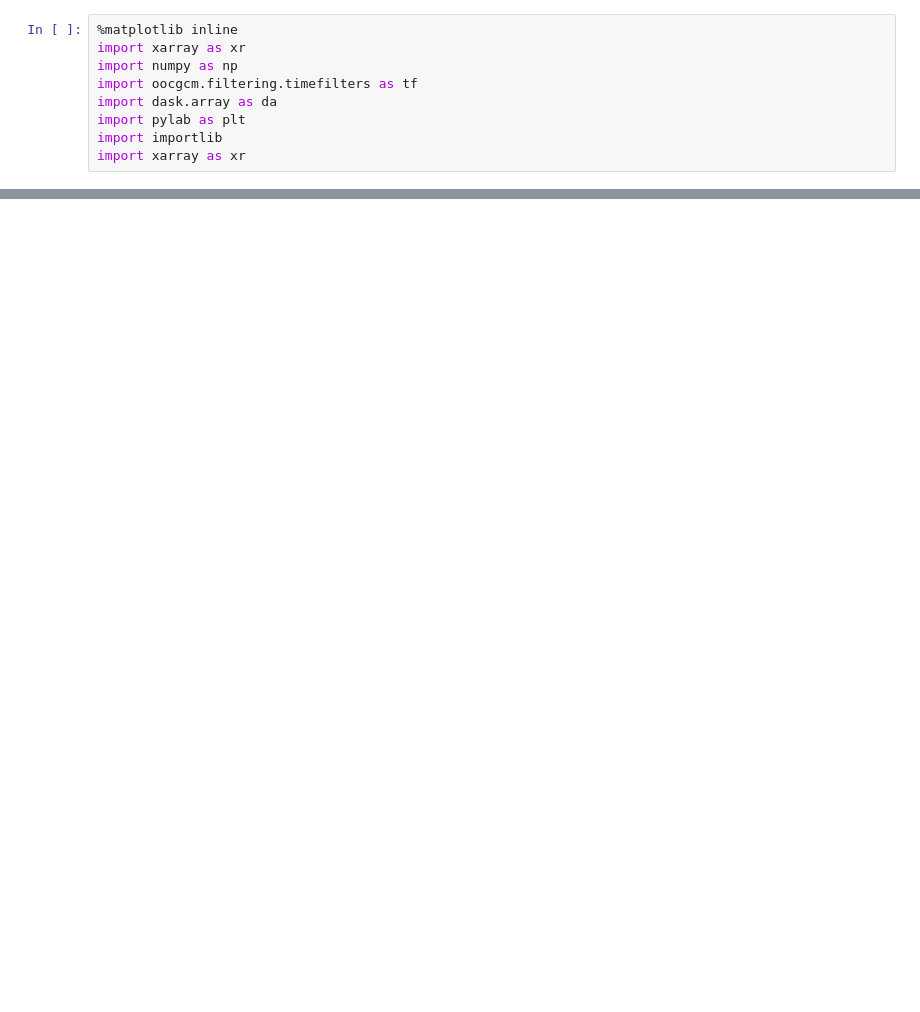
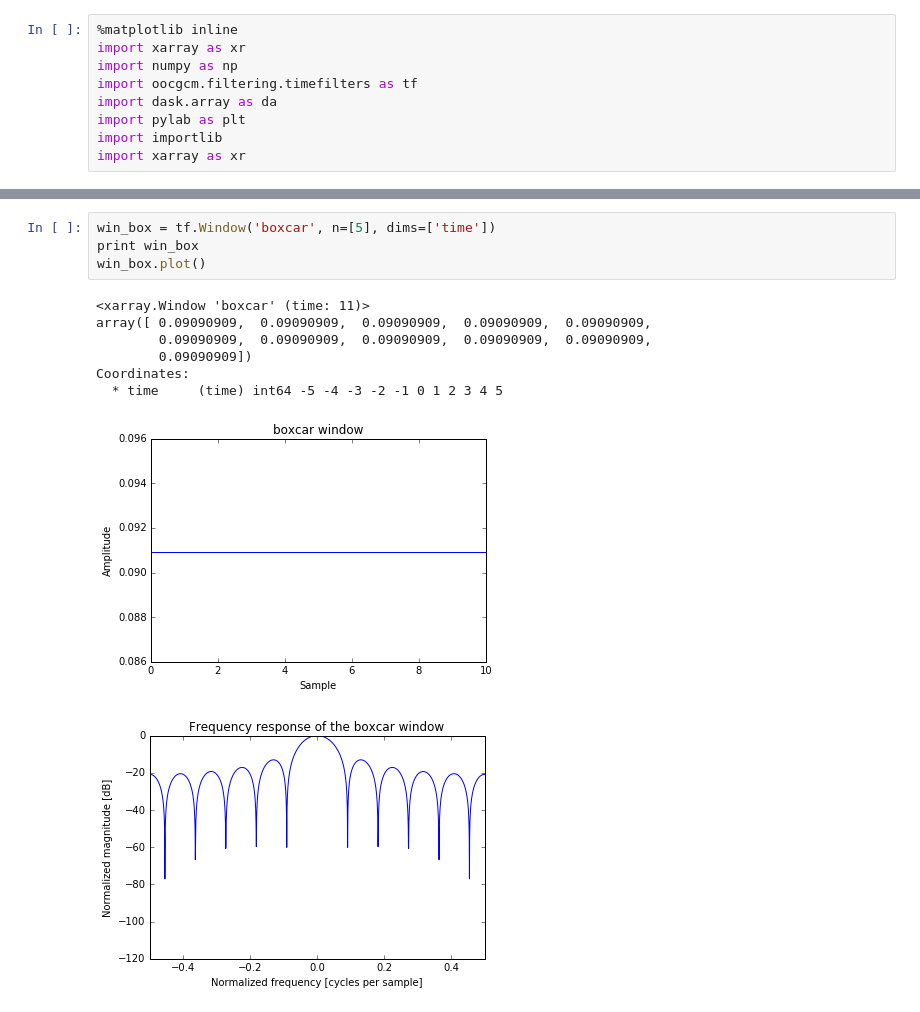
Before and after one commit to lesommer/oocgcm, a Jupyter notebook: examples/notebooks/demo_filtering.ipynb, the cells around one changed output, grey strips where cells are left out. Cells and saved outputs as stored; diff of their text form; blank space fills up the shorter version.

```diff
--- a/examples/notebooks/demo_filtering.ipynb
+++ b/examples/notebooks/demo_filtering.ipynb
@@ -50,0 +48,13 @@ plt.plot(signal_lf, lw=2, color='r')
+# %%
+win_box = tf.Window('boxcar', n=[5], dims=['time'])
+print win_box
+win_box.plot()
+# %% [output]
+<xarray.Window 'boxcar' (time: 11)>
+array([ 0.09090909,  0.09090909,  0.09090909,  0.09090909,  0.09090909,
+        0.09090909,  0.09090909,  0.09090909,  0.09090909,  0.09090909,
+        0.09090909])
+Coordinates:
+  * time     (time) int64 -5 -4 -3 -2 -1 0 1 2 3 4 5
+[figure, added]
+[figure, added]
```
Also changed, not shown: parts of 12 cells of this notebook.
